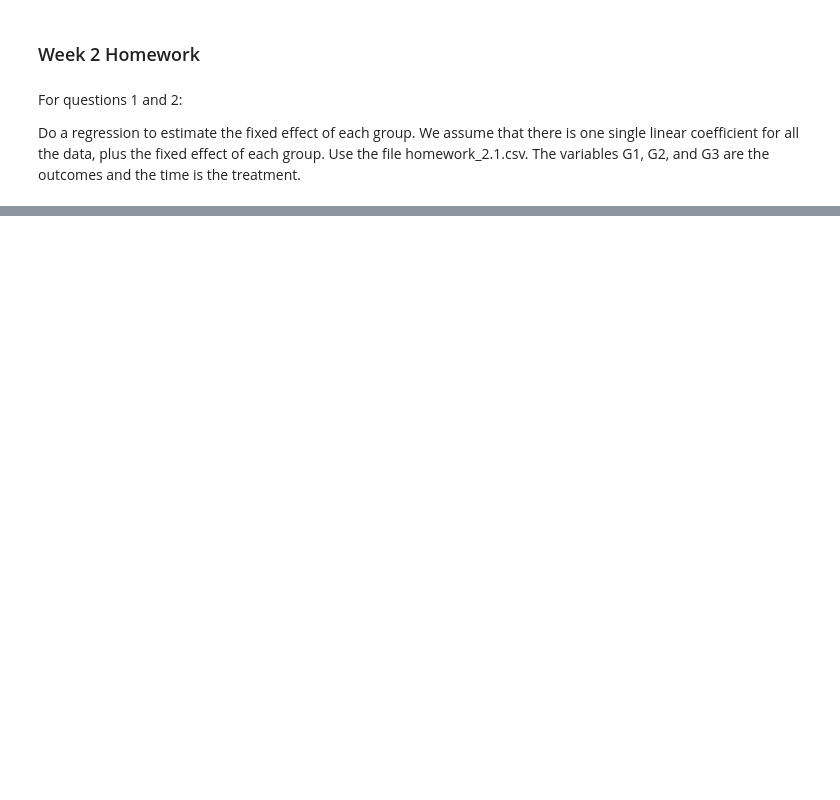
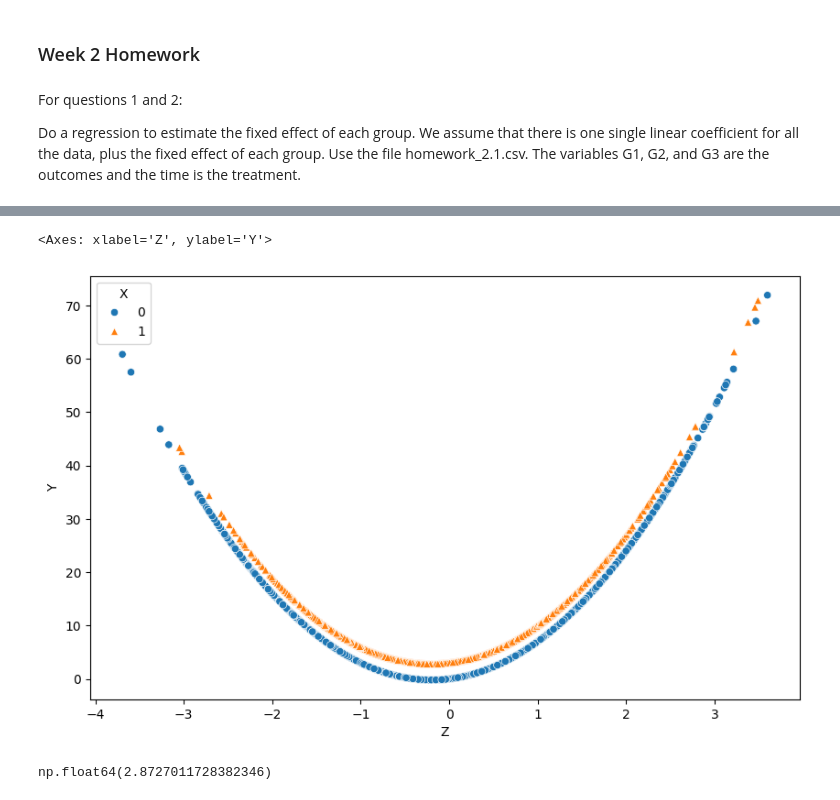
Before and after one commit to jtvon/2025-summer-mod-6, a Jupyter notebook: notebooks/Homework_2_notebook.ipynb, the cells around one changed output, grey strips where cells are left out. Drawn from its saved outputs; the diff is of its cells as text; code cells hidden in the pictures; blank space fills up the shorter version.

```diff
--- a/notebooks/Homework_2_notebook.ipynb
+++ b/notebooks/Homework_2_notebook.ipynb
@@ -54,0 +97,4 @@ import seaborn as sns
+# %%
+df_2 = pd.read_csv(r"C:\Users\JT von Seggern\DS Masters Repos\2025-summer-mod-6\homework_2.2.csv")
+df_2 = df_2.drop(columns=['Unnamed: 0'])
+df_2.head()
@@ -54,0 +108,16 @@ import seaborn as sns
+# %%
+# Plot the data
+plt.figure(figsize=(10,6))
+sns.scatterplot(data=df_2, x='Z', y='Y', hue='X', style='X', markers=['o', '^'])
+# %% [output]
+<Axes: xlabel='Z', ylabel='Y'>
+[figure, added]
+# %%
+# find the mean for each unique value of X
+df_2['diff'] = df_2['Y'] - df_2['Z']
+mean_0 = df_2[df_2['X'] == 0]['diff'].mean()
+mean_1 = df_2[df_2['X'] == 1]['diff'].mean()
+means = mean_1 - mean_0
+means
+# %% [output]
+np.float64(2.8727011728382346)
```
Also changed, not shown: parts of 14 cells of this notebook, 1 other file.
